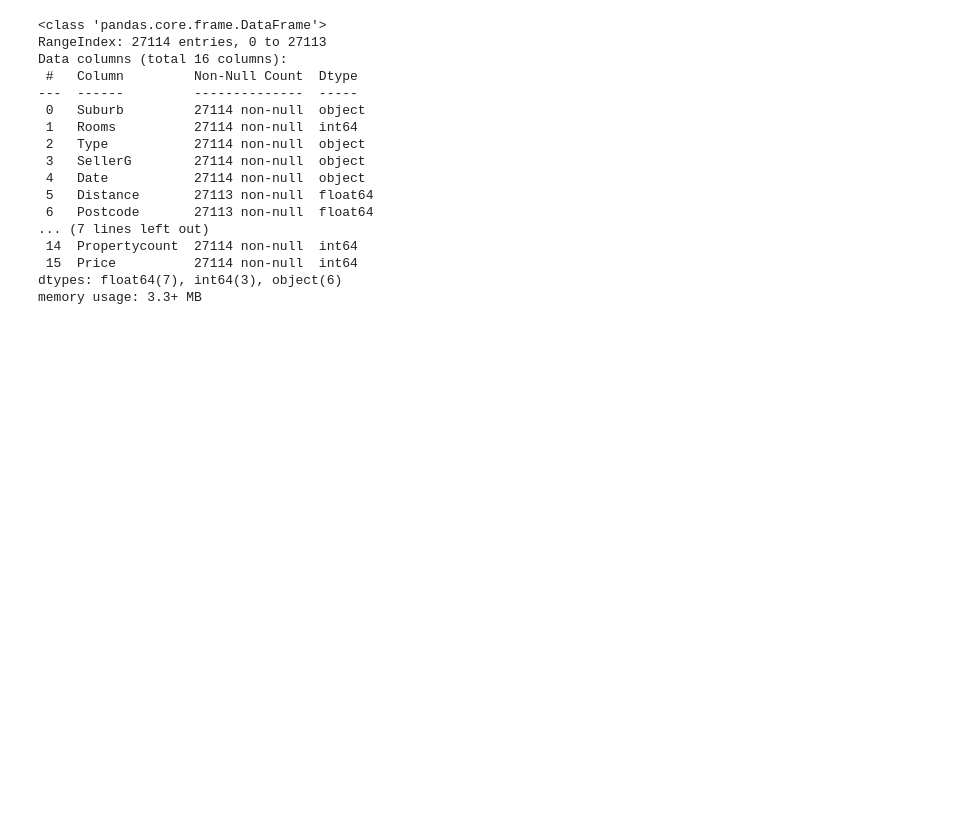
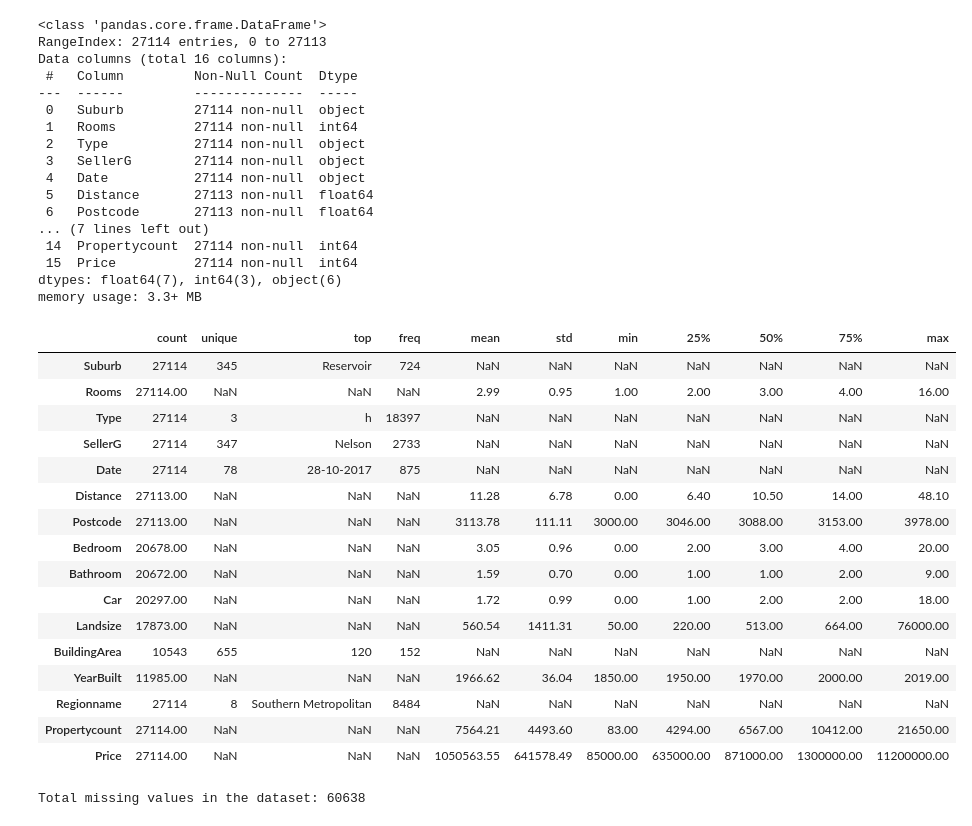
Before and after one commit to dianasimon760-boop/laguardiadataclass, a Jupyter notebook: DSimonFinalExercise.ipynb, the cells around one changed output. Saved outputs shown, nothing was run; the diff lists cells and outputs as text; code cells hidden in the pictures; blank space fills up the shorter version.

```diff
--- a/DSimonFinalExercise.ipynb
+++ b/DSimonFinalExercise.ipynb
@@ -74,0 +77,30 @@ memory usage: 3.3+ MB
+# %%
+summary_stats = df.describe(include='all').transpose()
+summary_stats
+#Melbourne Housing has a total count of 69,637 housing incidents which the amount of them ofclosed 64,626.  The report starts from May 7, 2019 with the frequent amount of complaints related to Noise-Residential 5,838 either coming from street or sidewalk
+#It seems the top incidents happended at 78-15 Parsons Blvd. Frequent amount complaints happended in Brooklyn 21,951. Out of the 16 landmarks there are 4 which appears the  most. Complaints are handled at the Precinct.
+# %% [output]
+|  | count | unique | top | freq | mean | std | min | 25% | 50% | 75% | max |
+| Suburb | 27114 | 345 | Reservoir | 724 | NaN | NaN | NaN | NaN | NaN | NaN | NaN |
+| Rooms | 27114.00 | NaN | NaN | NaN | 2.99 | 0.95 | 1.00 | 2.00 | 3.00 | 4.00 | 16.00 |
+| Type | 27114 | 3 | h | 18397 | NaN | NaN | NaN | NaN | NaN | NaN | NaN |
+| SellerG | 27114 | 347 | Nelson | 2733 | NaN | NaN | NaN | NaN | NaN | NaN | NaN |
+| Date | 27114 | 78 | 28-10-2017 | 875 | NaN | NaN | NaN | NaN | NaN | NaN | NaN |
+| Distance | 27113.00 | NaN | NaN | NaN | 11.28 | 6.78 | 0.00 | 6.40 | 10.50 | 14.00 | 48.10 |
+| Postcode | 27113.00 | NaN | NaN | NaN | 3113.78 | 111.11 | 3000.00 | 3046.00 | 3088.00 | 3153.00 | 3978.00 |
+| Bedroom | 20678.00 | NaN | NaN | NaN | 3.05 | 0.96 | 0.00 | 2.00 | 3.00 | 4.00 | 20.00 |
+| Bathroom | 20672.00 | NaN | NaN | NaN | 1.59 | 0.70 | 0.00 | 1.00 | 1.00 | 2.00 | 9.00 |
+| Car | 20297.00 | NaN | NaN | NaN | 1.72 | 0.99 | 0.00 | 1.00 | 2.00 | 2.00 | 18.00 |
+| Landsize | 17873.00 | NaN | NaN | NaN | 560.54 | 1411.31 | 50.00 | 220.00 | 513.00 | 664.00 | 76000.00 |
+| BuildingArea | 10543 | 655 | 120 | 152 | NaN | NaN | NaN | NaN | NaN | NaN | NaN |
+| YearBuilt | 11985.00 | NaN | NaN | NaN | 1966.62 | 36.04 | 1850.00 | 1950.00 | 1970.00 | 2000.00 | 2019.00 |
+| Regionname | 27114 | 8 | Southern Metropolitan | 8484 | NaN | NaN | NaN | NaN | NaN | NaN | NaN |
+| Propertycount | 27114.00 | NaN | NaN | NaN | 7564.21 | 4493.60 | 83.00 | 4294.00 | 6567.00 | 10412.00 | 21650.00 |
+| Price | 27114.00 | NaN | NaN | NaN | 1050563.55 | 641578.49 | 85000.00 | 635000.00 | 871000.00 | 1300000.00 | 11200000.00 |
+# %%
+#WHAT ARE THE MISSING VALUES IN MELBOURNE HOUSING DATASET IN EACH COLUMN
+#Total missing values shows 60,638 from the entire set
+total_missing = df.isna().sum().sum()
+print(f'Total missing values in the dataset: {total_missing}')
+# %% [output]
+Total missing values in the dataset: 60638
```
Also changed, not shown: parts of 5 cells of this notebook.
